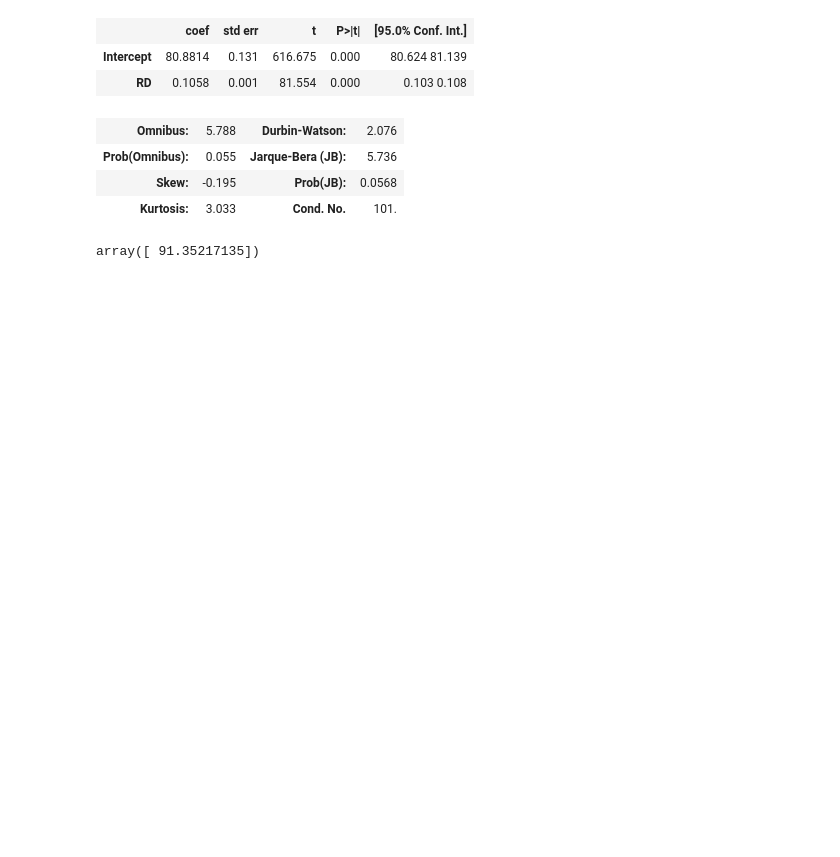
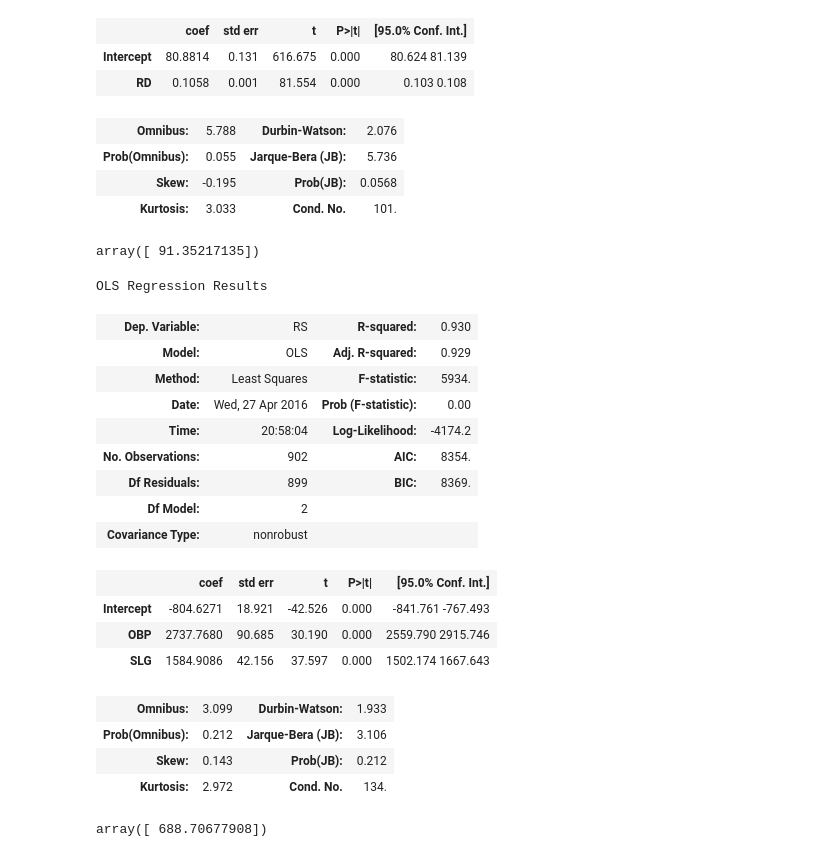
Before and after one commit to ChuyuHsu/The-Analytics-Edge-Practice, a Jupyter notebook: Unit2-Money-Ball.ipynb, the cells around one changed output. Saved outputs shown, nothing was run; the diff lists cells and outputs as text; code cells hidden in the pictures; blank space fills up the shorter version.

```diff
--- a/Unit2-Money-Ball.ipynb
+++ b/Unit2-Money-Ball.ipynb
@@ -68,3 +68,31 @@ new = pd.Series({'RD': 99})
 model.predict(new)
 # %% [output]
 array([ 91.35217135])
+# %%
+RunsReg = sm.ols(formula="RS ~ OBP + SLG", data=moneyball).fit()
+# %%
+RunsReg.summary()
+# %% [output]
+OLS Regression Results
+| Dep. Variable: | RS | R-squared: | 0.930 |
+| Model: | OLS | Adj. R-squared: | 0.929 |
+| Method: | Least Squares | F-statistic: | 5934. |
+| Date: | Wed, 27 Apr 2016 | Prob (F-statistic): | 0.00 |
+| Time: | 20:58:04 | Log-Likelihood: | -4174.2 |
+| No. Observations: | 902 | AIC: | 8354. |
+| Df Residuals: | 899 | BIC: | 8369. |
+| Df Model: | 2 |  |  |
+| Covariance Type: | nonrobust |  |  |
+|  | coef | std err | t | P>|t| | [95.0% Conf. Int.] |
+| Intercept | -804.6271 | 18.921 | -42.526 | 0.000 | -841.761 -767.493 |
+| OBP | 2737.7680 | 90.685 | 30.190 | 0.000 | 2559.790 2915.746 |
+| SLG | 1584.9086 | 42.156 | 37.597 | 0.000 | 1502.174 1667.643 |
+| Omnibus: | 3.099 | Durbin-Watson: | 1.933 |
+| Prob(Omnibus): | 0.212 | Jarque-Bera (JB): | 3.106 |
+| Skew: | 0.143 | Prob(JB): | 0.212 |
+| Kurtosis: | 2.972 | Cond. No. | 134. |
+# %%
+d = pd.Series({"OBP": 0.311, "SLG": 0.405})
+RunsReg.predict(d)
+# %% [output]
+array([ 688.70677908])
```
Also changed, not shown: parts of 12 cells of this notebook, 1 other file.
